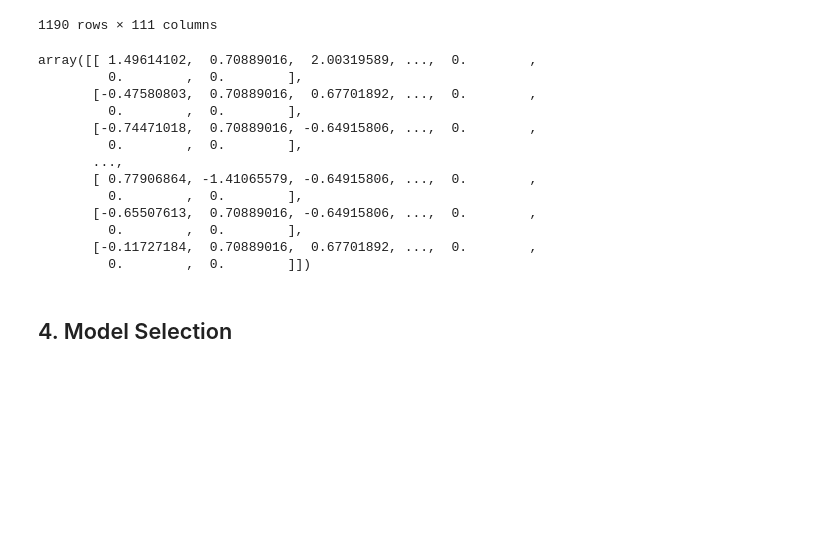
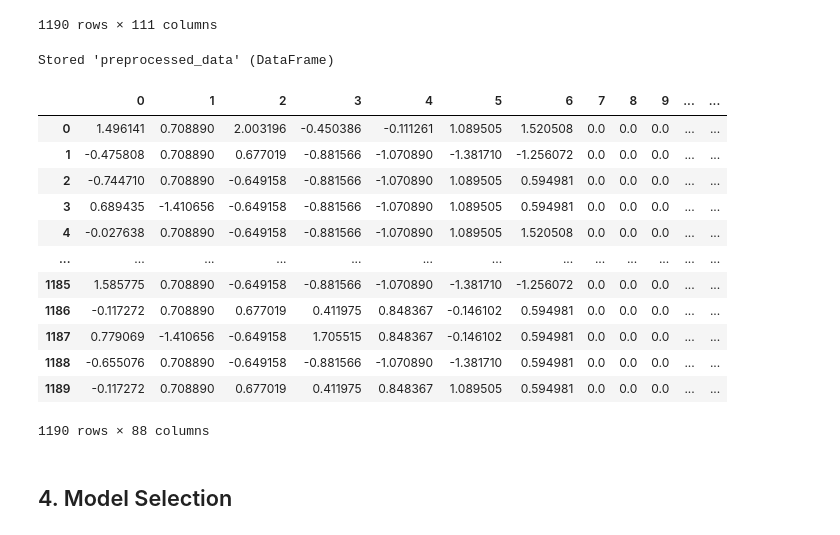
Before and after one commit to danghaidang04/Myocardial_Infraction_Complications_Analysis, a Jupyter notebook: main.ipynb, the cells around one changed output. Drawn from its saved outputs; the diff is of its cells as text; code cells hidden in the pictures; blank space fills up the shorter version.

```diff
--- a/main.ipynb
+++ b/main.ipynb
@@ -349,42 +349,46 @@ class OutliersHandler(BaseEstimator, TransformerMixin):
 # %%
 from sklearn.pipeline import Pipeline
 from sklearn.impute import SimpleImputer
 from sklearn.preprocessing import StandardScaler
 
 # Define dropper pipeline
 dropper = Pipeline(steps=[
     ('column_dropper', ColumnDropper(threshold=100)),
     ('row_dropper', RowDropper(threshold=100))
 ])
 
 # Define preprocessing pipeline
 preprocessing_pipeline = Pipeline(steps=[
     ('dropper', dropper),
     ('outliers_clipper',OutliersHandler(coefficient=1.5)),
     ('imputation', SimpleImputer(strategy='mean')),  # Fill missing values using mean
     ('scaling', StandardScaler())  # Standardize features by removing the mean and scaling to unit variance
 ])
 
 # Apply the preprocessing pipeline to each set
 for i in range(len(y)):
     X_train[i] = preprocessing_pipeline.fit_transform(X_train[i])
     X_val[i] = preprocessing_pipeline.transform(X_val[i])
     X_test[i] = preprocessing_pipeline.transform(X_test[i])
-X_train[0]
+
+preprocessed_data = pd.DataFrame(data=X_train[0])
+%store preprocessed_data
+preprocessed_data
 # %% [output]
-array([[ 1.49614102,  0.70889016,  2.00319589, ...,  0.        ,
-         0.        ,  0.        ],
-       [-0.47580803,  0.70889016,  0.67701892, ...,  0.        ,
-         0.        ,  0.        ],
-       [-0.74471018,  0.70889016, -0.64915806, ...,  0.        ,
-         0.        ,  0.        ],
-       ...,
-       [ 0.77906864, -1.41065579, -0.64915806, ...,  0.        ,
-         0.        ,  0.        ],
-       [-0.65507613,  0.70889016, -0.64915806, ...,  0.        ,
-         0.        ,  0.        ],
-       [-0.11727184,  0.70889016,  0.67701892, ...,  0.        ,
-         0.        ,  0.        ]])
+Stored 'preprocessed_data' (DataFrame)
+|  | 0 | 1 | 2 | 3 | 4 | 5 | 6 | 7 | 8 | 9 | ... | ... |
+| 0 | 1.496141 | 0.708890 | 2.003196 | -0.450386 | -0.111261 | 1.089505 | 1.520508 | 0.0 | 0.0 | 0.0 | ... | ... |
+| 1 | -0.475808 | 0.708890 | 0.677019 | -0.881566 | -1.070890 | -1.381710 | -1.256072 | 0.0 | 0.0 | 0.0 | ... | ... |
+| 2 | -0.744710 | 0.708890 | -0.649158 | -0.881566 | -1.070890 | 1.089505 | 0.594981 | 0.0 | 0.0 | 0.0 | ... | ... |
+| 3 | 0.689435 | -1.410656 | -0.649158 | -0.881566 | -1.070890 | 1.089505 | 0.594981 | 0.0 | 0.0 | 0.0 | ... | ... |
+| 4 | -0.027638 | 0.708890 | -0.649158 | -0.881566 | -1.070890 | 1.089505 | 1.520508 | 0.0 | 0.0 | 0.0 | ... | ... |
+| ... | ... | ... | ... | ... | ... | ... | ... | ... | ... | ... | ... | ... |
+| 1185 | 1.585775 | 0.708890 | -0.649158 | -0.881566 | -1.070890 | -1.381710 | -1.256072 | 0.0 | 0.0 | 0.0 | ... | ... |
+| 1186 | -0.117272 | 0.708890 | 0.677019 | 0.411975 | 0.848367 | -0.146102 | 0.594981 | 0.0 | 0.0 | 0.0 | ... | ... |
+| 1187 | 0.779069 | -1.410656 | -0.649158 | 1.705515 | 0.848367 | -0.146102 | 0.594981 | 0.0 | 0.0 | 0.0 | ... | ... |
+| 1188 | -0.655076 | 0.708890 | -0.649158 | -0.881566 | -1.070890 | -1.381710 | 0.594981 | 0.0 | 0.0 | 0.0 | ... | ... |
+| 1189 | -0.117272 | 0.708890 | 0.677019 | 0.411975 | 0.848367 | 1.089505 | 0.594981 | 0.0 | 0.0 | 0.0 | ... | ... |
+1190 rows × 88 columns
 # %% [markdown]
 ## 4. Model Selection
 # %%
```
Also changed, not shown: 1 other file.
